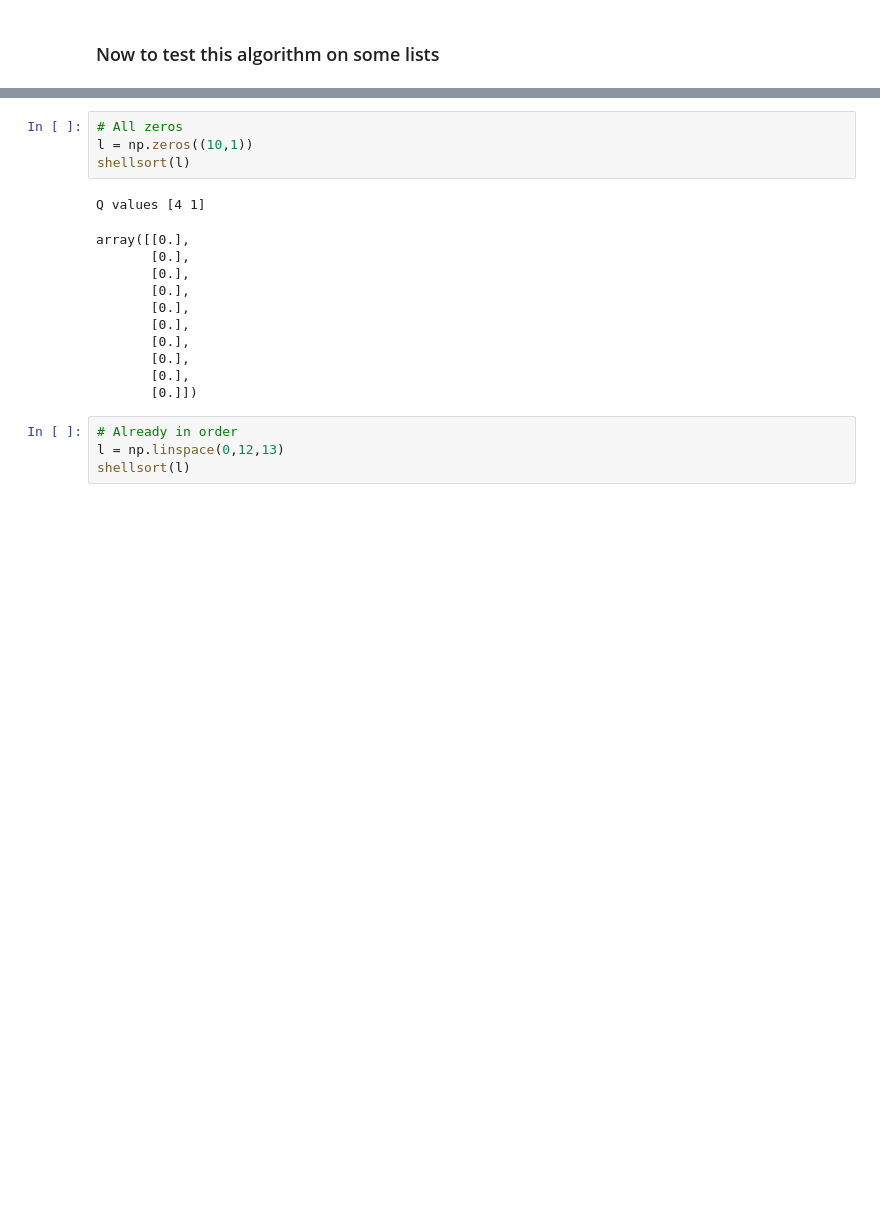
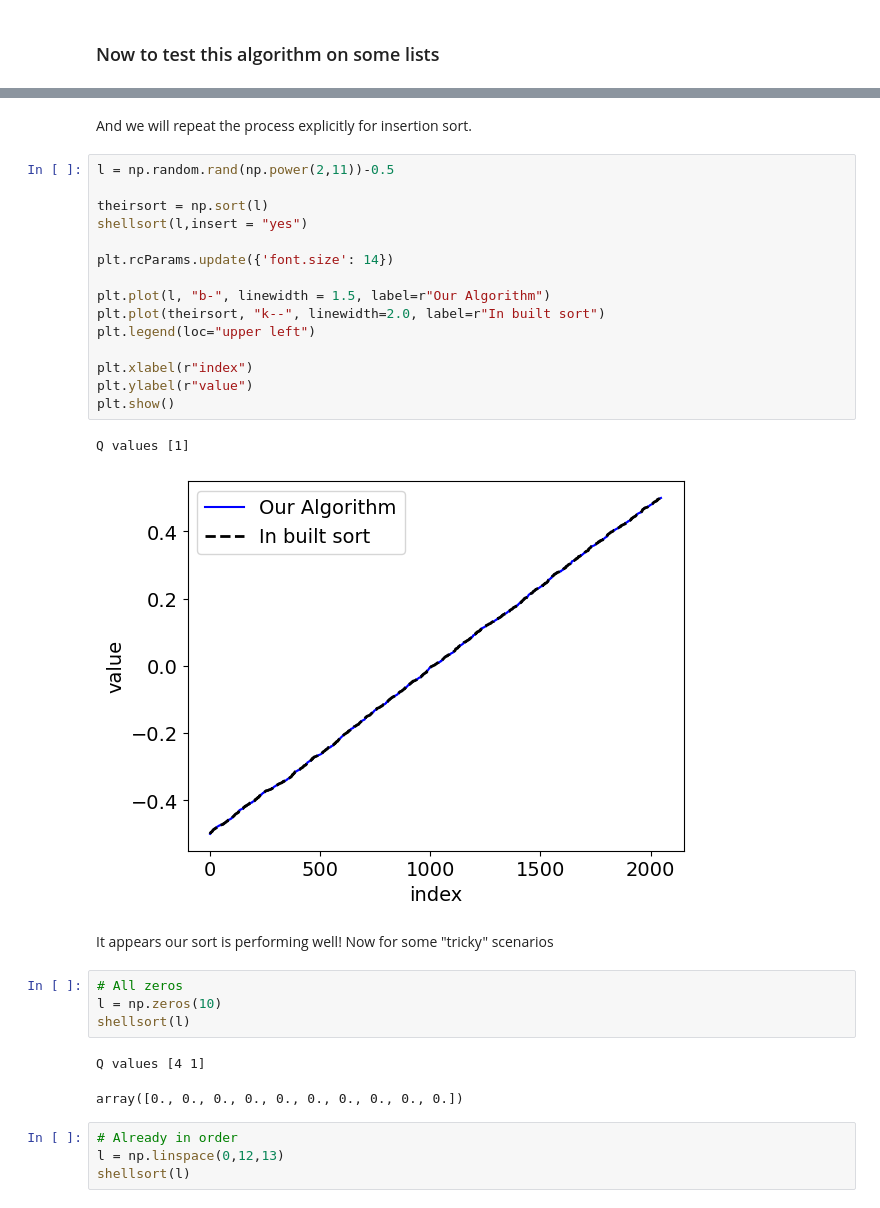
Before and after one commit to nvanderriet/MA934, a Jupyter notebook: Wk2/MA394_Notebook_1809536.ipynb, the cells around one changed output, grey strips where cells are left out. Cells and saved outputs as stored; diff of their text form; blank space fills up the shorter version.

```diff
--- a/Wk2/MA394_Notebook_1809536.ipynb
+++ b/Wk2/MA394_Notebook_1809536.ipynb
@@ -70,19 +71,32 @@ Next, some "tricky" scenarios
+# %% [markdown]
+And we will repeat the process explicitly for insertion sort.
+# %%
+l = np.random.rand(np.power(2,11))-0.5
+
+theirsort = np.sort(l)
+shellsort(l,insert = "yes")
+
+plt.rcParams.update({'font.size': 14})
+
+plt.plot(l, "b-", linewidth = 1.5, label=r"Our Algorithm")
+plt.plot(theirsort, "k--", linewidth=2.0, label=r"In built sort")
+plt.legend(loc="upper left")
+
+plt.xlabel(r"index")
+plt.ylabel(r"value")
+plt.show()
+# %% [output]
+Q values [1]
+[figure, added]
+# %% [markdown]
+It appears our sort is performing well! Now for some "tricky" scenarios
 # %%
 # All zeros
-l = np.zeros((10,1))
+l = np.zeros(10)
 shellsort(l)
 # %% [output]
 Q values [4 1]
-array([[0.],
-       [0.],
-       [0.],
-       [0.],
-       [0.],
-       [0.],
-       [0.],
-       [0.],
-       [0.],
-       [0.]])
+array([0., 0., 0., 0., 0., 0., 0., 0., 0., 0.])
 # %%
 # Already in order
 l = np.linspace(0,12,13)
```
Also changed, not shown: parts of 24 cells of this notebook, 2 other files.
